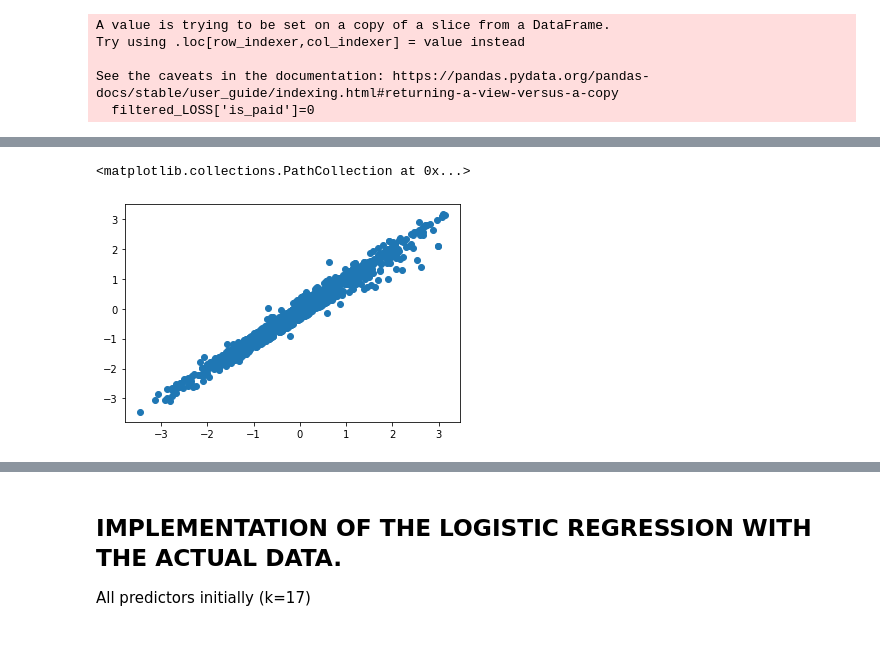
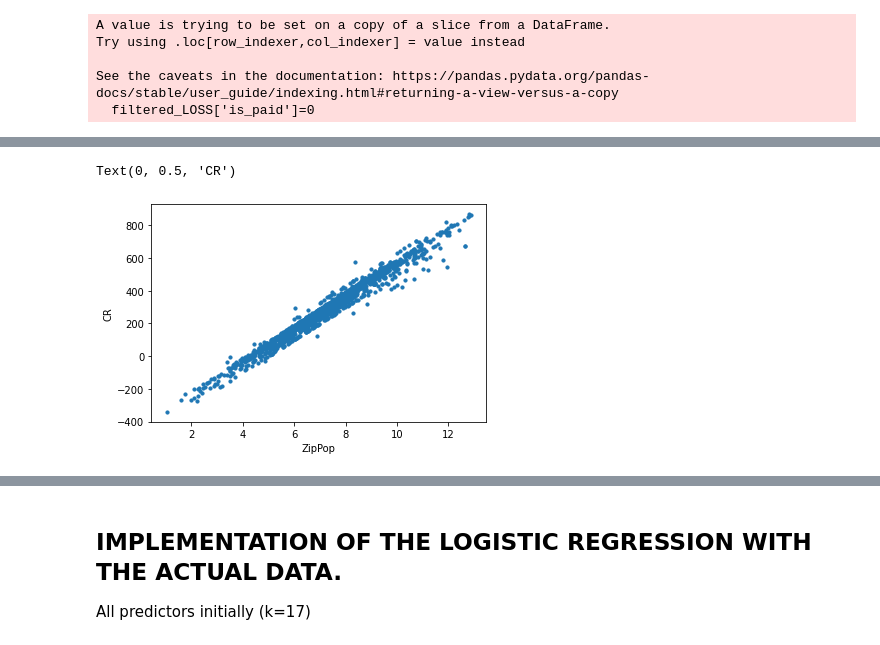
Before and after one commit to ainoal/machine_learning_project, a Jupyter notebook: machine_learning.ipynb, the cells around one changed output, grey strips where cells are left out. Cells and saved outputs as stored; diff of their text form; code cells hidden in the pictures.

```diff
--- a/machine_learning.ipynb
+++ b/machine_learning.ipynb
@@ -275,6 +280,8 @@ plt.scatter(pay_loss.PV_Ratio, pay_loss.NOI_Ratio)
-# %%
-plt.scatter(pay_loss.ZipPop, pay_loss.CR)
-# %% [output]
-<matplotlib.collections.PathCollection at 0x...>
-[figure, removed]
+# %%
+plt.scatter(pay_loss_not_stand.ZipPop, pay_loss_not_stand.CR, s=10)
+plt.xlabel('ZipPop')
+plt.ylabel('CR')
+# %% [output]
+Text(0, 0.5, 'CR')
+[figure, added]
 # %%
```
Also changed, not shown: parts of 23 cells of this notebook.
